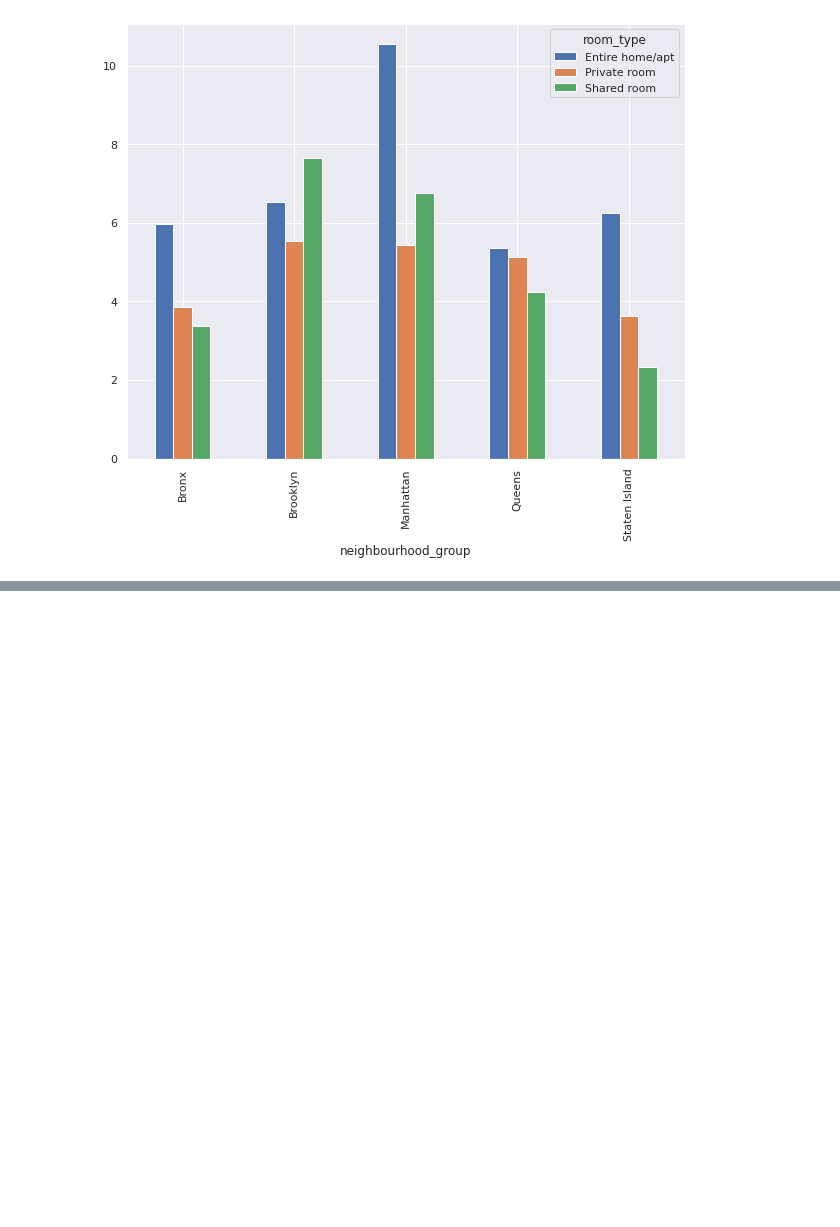
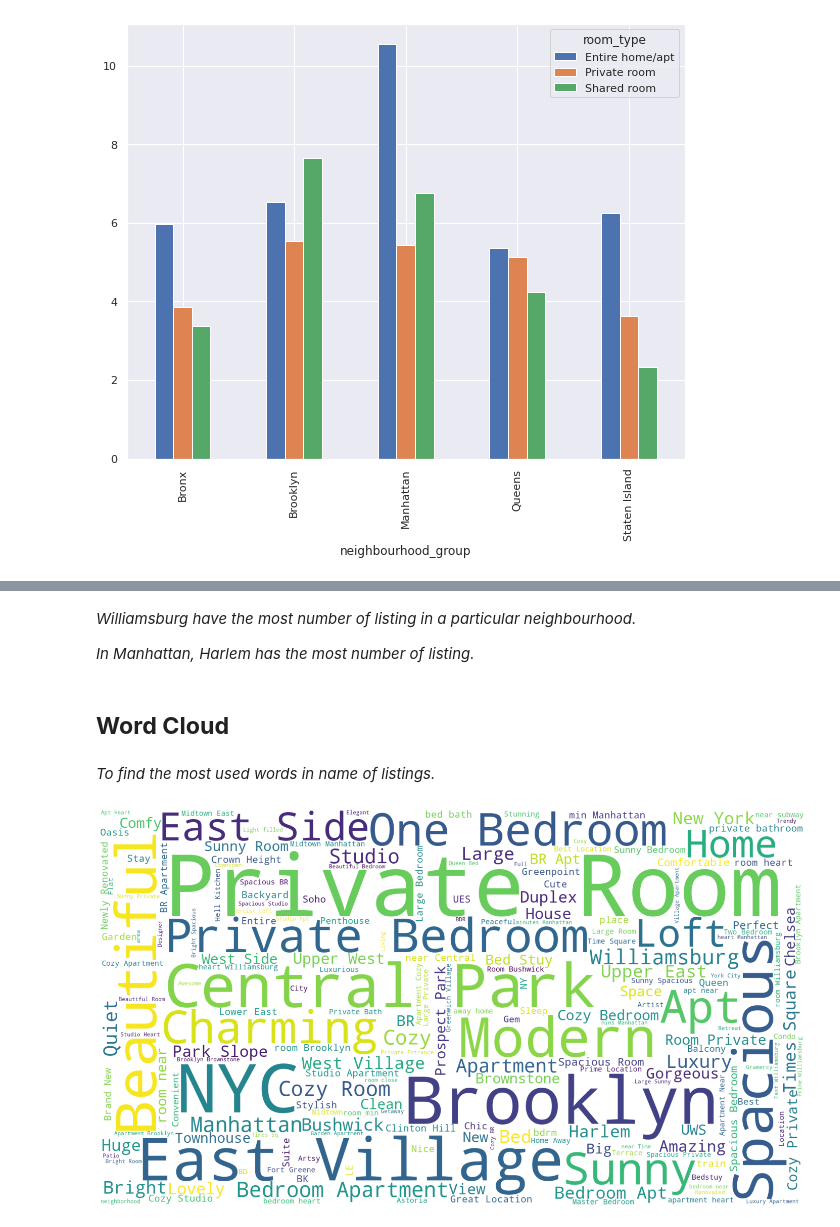
Before and after one commit to dushyantmaharshi/AirBnb-Data-Analysis, a Jupyter notebook: Airbnb_Bookings_Analysis_Capstone_Project_1_.ipynb, the cells around one changed output, grey strips where cells are left out. Cells and saved outputs as stored; diff of their text form; code cells hidden in the pictures; blank space fills up the shorter version.

```diff
--- a/Airbnb_Bookings_Analysis_Capstone_Project_1_.ipynb
+++ b/Airbnb_Bookings_Analysis_Capstone_Project_1_.ipynb
@@ -410,0 +475,29 @@ plt.show()
+# %% [markdown]
+*Williamsburg  have the most number of listing in a particular neighbourhood.*
+
+*In Manhattan, Harlem has the most number of listing.*
+# %% [markdown]
+## **Word Cloud**
+# %% [markdown]
+*To find the most used words in name of listings.*
+# %%
+# joining all the name of listings to form a string
+text =  df['name'].str.cat(sep=' ')
+# %%
+# remowing the stop words
+import re
+txt = re.sub('[^A-Za-z ]+', ' ', text)
+txt = " ".join(txt.split())
+# %%
+plt.subplots(figsize=(25,15))
+wordcloud = WordCloud(
+                          background_color='white',
+                          width=1920,
+                          height=1080
+                         ).generate(txt)
+plt.imshow(wordcloud)
+plt.axis('off')
+plt.savefig('neighbourhood.png')
+plt.show()
+# %% [output]
+[figure, added]
```
Also changed, not shown: parts of 9 cells of this notebook.
